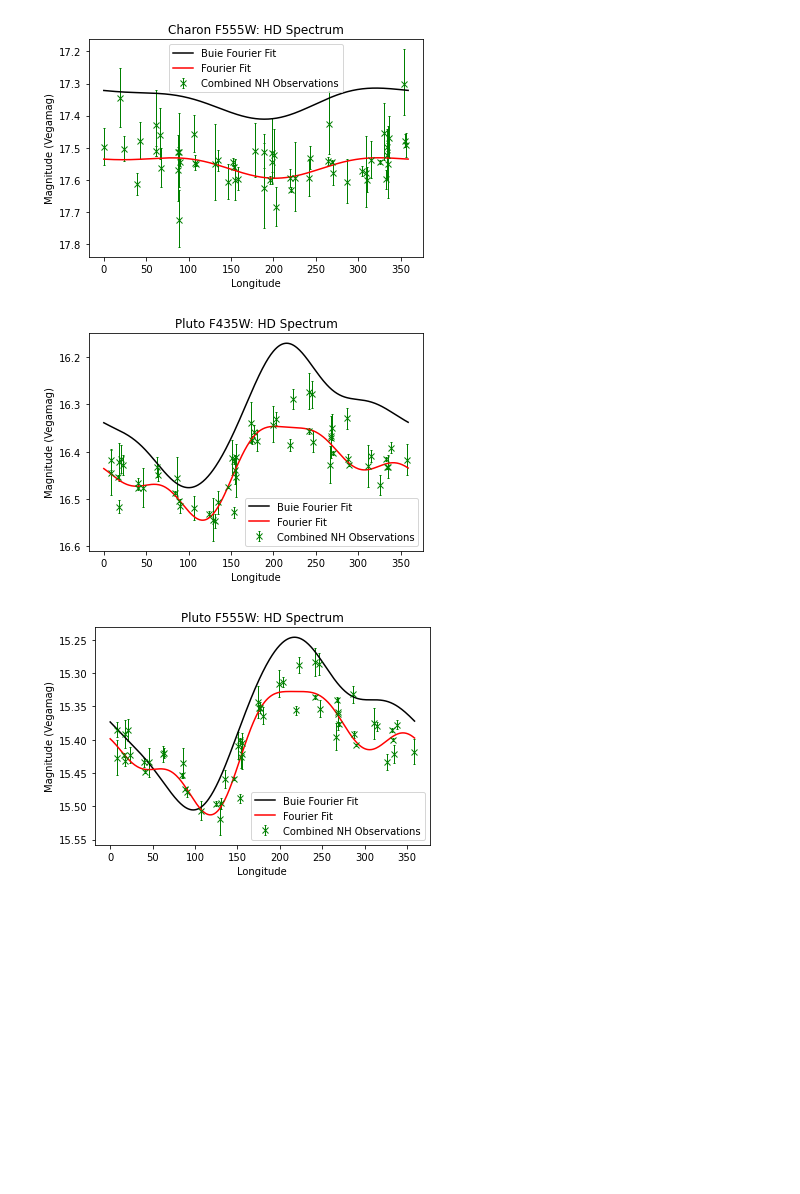
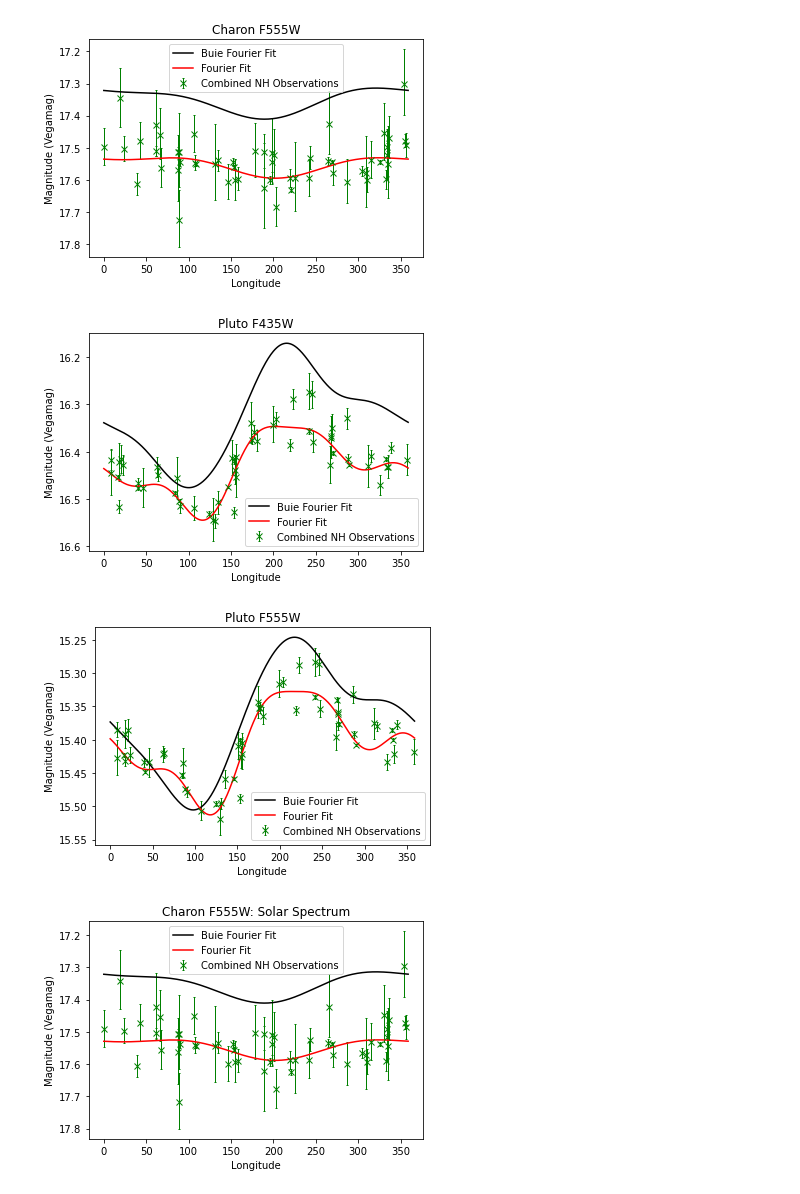
Before and after one commit to TimEwing/pluto, a Jupyter notebook: phase_curve_err.ipynb, the cells around one changed output. Drawn from its saved outputs; the diff is of its cells as text; code cells hidden in the pictures; blank space fills up the shorter version.

```diff
--- a/phase_curve_err.ipynb
+++ b/phase_curve_err.ipynb
@@ -24,42 +24,50 @@ def read_file(filename):
 #     df = df[df.obs_to_target < 6.0E7]
     return df
 # %%
-def show_curve(data_file):
-    target, bandpass = data_file.split("_")
+def show_curve(data_file, solar=False):
+    if solar:
+        target, bandpass, = data_file.split("_")
+    else:
+        target, bandpass = data_file.split("_")
+
     target = target.capitalize()
     bandpass = f"F{bandpass}W"
-    plt.title(f"{target} {bandpass}: HD Spectrum")
+    plt.title(f"{target} {bandpass}{': Solar Spectrum' if solar else ''}")
 
-    filename = f"output/{data_file}.json"
+    filename = f"output/{data_file}{'_solar' if solar else ''}.json"
     df = read_file(filename)
     yerr = [df.multi_vegamag_sigma_plus, df.multi_vegamag_sigma_minus]
 
 
     plt.errorbar(df.lon, df.multi_vegamag, yerr=yerr,
                  fmt='x', c='green', elinewidth=1, capsize=1,
                  label='Combined NH Observations')
 
     buie_x = np.arange(360)
     buie_y = get_fourier_fn(f"data/buie_fourier_{data_file}.json")(buie_x)
     plt.plot(buie_x, buie_y, c="black", label="Buie Fourier Fit")
 
     fit_x = np.arange(360)
     fit_y = get_fourier_fn(filename)(fit_x)
     plt.plot(fit_x, fit_y, c="red", label="Fourier Fit")
 
     plt.xlabel("Longitude")
     plt.ylabel("Magnitude (Vegamag)")
     plt.legend()
     plt.gca().invert_yaxis()
-    figname = data_file + '_lon.jpg'
+    figname = data_file + '_lon.svg'
     plt.savefig(figname, bbox_inches='tight')
     plt.show()
 
 # show_curve("charon_435")
 show_curve("charon_555")
 show_curve("pluto_435")
 show_curve("pluto_555")
+show_curve("charon_555", solar=True)
+show_curve("pluto_435", solar=True)
+show_curve("pluto_555", solar=True)
 # %% [output]
-[figure, old version]
+[figure, new version]
-[figure, old version]
+[figure, new version]
-[figure, old version]
+[figure, new version]
+[figure, added]
```
Also changed, not shown: parts of 2 cells of this notebook, 10 other files.
